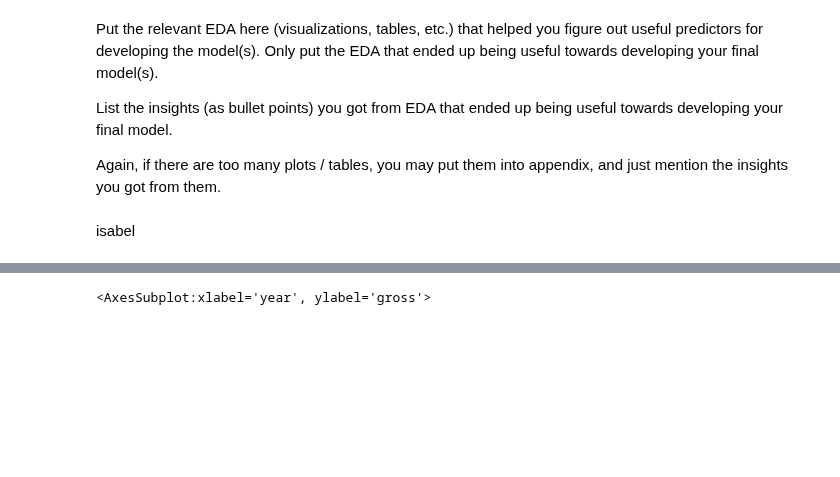
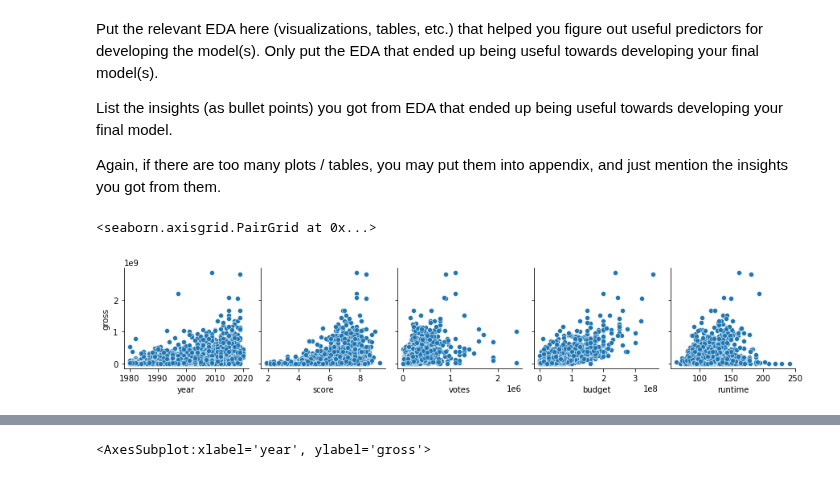
Before and after one commit to isabelgabrielaknight/final-project-303-2, a Jupyter notebook: MarkdownMasters_report.ipynb, the cells around one changed output, grey strips where cells are left out. Cells and saved outputs as stored; diff of their text form; code cells hidden in the pictures; blank space fills up the shorter version.

```diff
--- a/MarkdownMasters_report.ipynb
+++ b/MarkdownMasters_report.ipynb
@@ -108,7 +108,9 @@ Put the relevant EDA here (visualizations, tables, etc.) that helped you figure
 List the insights (as bullet points) you got from EDA that ended up being useful towards developing your final model.
 
 Again, if there are too many plots / tables, you may put them into appendix, and just mention the insights you got from them.
-# %% [markdown]
-isabel
 # %%
-# pairplot of gross vs variables (year, budget, votes, score, runtime) , and plot of score vs votes
+# pairplot of gross vs variables (year, budget, votes, score, runtime)
+sns.pairplot(train, x_vars=['year', 'score', 'votes', 'budget', 'runtime'], y_vars=['gross'])
+# %% [output]
+<seaborn.axisgrid.PairGrid at 0x...>
+[figure, added]
```
Also changed, not shown: parts of 8 cells of this notebook.
